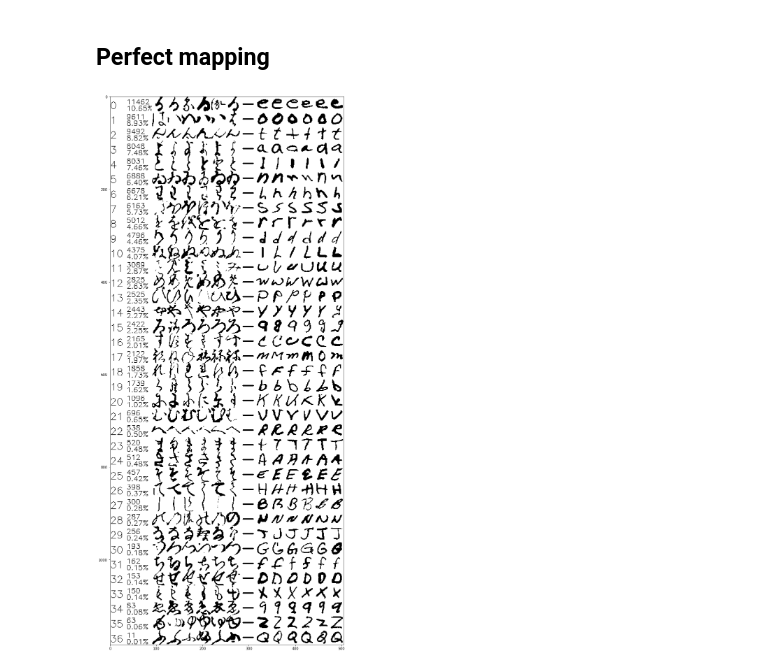
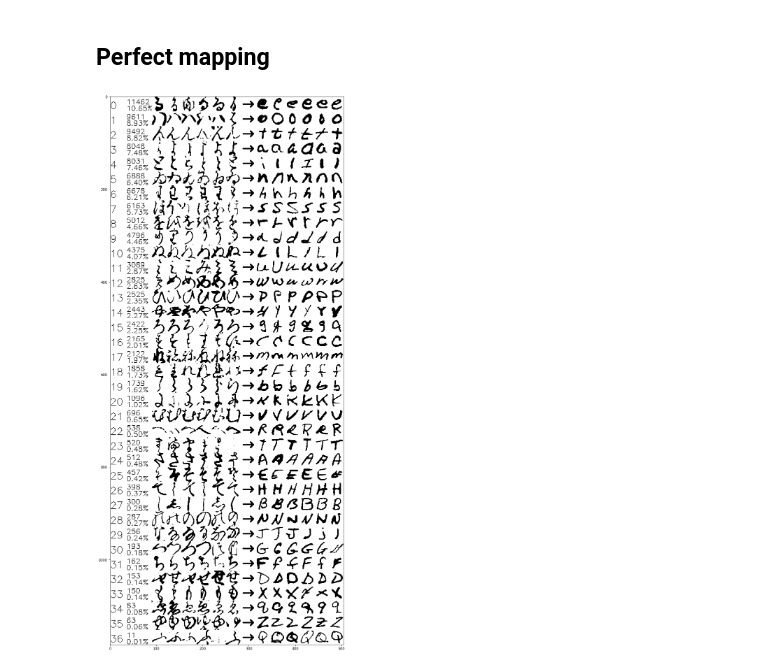
Before and after one commit to klima7/KMNIST-EMNIST-Translator, a Jupyter notebook: utils/counts.ipynb, the cells around one changed output. Drawn from its saved outputs; the diff is of its cells as text; code cells hidden in the pictures.

```diff
--- a/utils/counts.ipynb
+++ b/utils/counts.ipynb
@@ -73,25 +91,27 @@ No | label |  count | percent
 # %%
 emnist_chars, emnist_labels = emnist
 kmnist_chars, kmnist_labels = kmnist
 
 arrow = np.zeros((32, 32))
 cv2.line(arrow, (5, 16), (27, 16), (255, 255, 255), 2)
+cv2.line(arrow, (27, 16), (27-6, 16-6), (255, 255, 255), 2)
+cv2.line(arrow, (27, 16), (27-6, 16+6), (255, 255, 255), 2)
 
 rows = []
 for i, (label, count) in enumerate(counter.most_common()):
     percent = count / total * 100
     text = np.zeros((32, 90))
     cv2.putText(text, f'{i}', org=(0, 26), fontFace=cv2.FONT_HERSHEY_SIMPLEX, fontScale=0.7, color=(255, 255, 255))
     cv2.putText(text, f'{count}', org=(35, 16), fontFace=cv2.FONT_HERSHEY_SIMPLEX, fontScale=0.5, color=(255, 255, 255))
     cv2.putText(text, f'{percent:.2f}%', org=(35, 30), fontFace=cv2.FONT_HERSHEY_SIMPLEX, fontScale=0.5, color=(255, 255, 255))
 
     emnist_rand = list(random.choices(emnist_chars[emnist_labels == label], k=6))
     kmnist_rand = list(random.choices(kmnist_chars[kmnist_labels == label], k=6))
     chars_row = np.hstack([text/255, *kmnist_rand, arrow/255, *emnist_rand])
     rows.append(chars_row)
 
 image = np.vstack(rows)
 fig, ax = plt.subplots(1, 1, figsize=(12, len(rows)*2))
 ax.imshow(1-image, 'gray');
 # %% [output]
-[figure, old version]
+[figure, new version]
```
Also changed, not shown: parts of 2 cells of this notebook, 3 other files.
